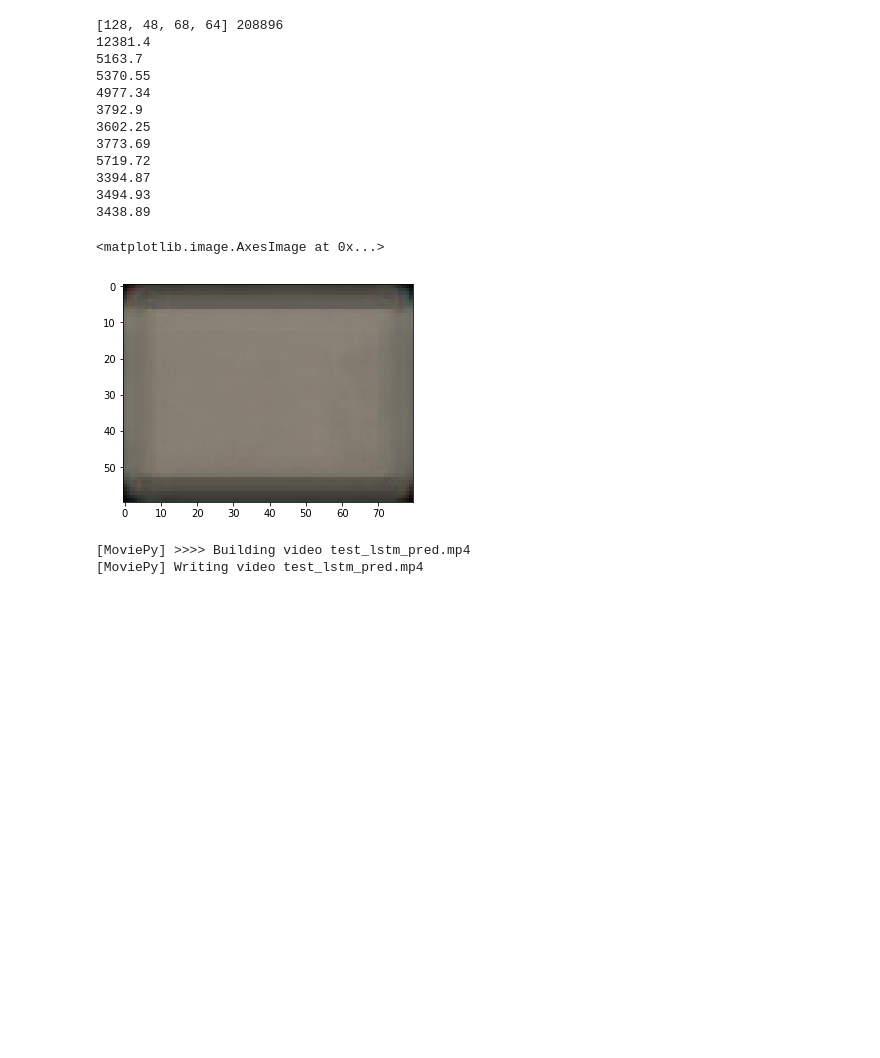
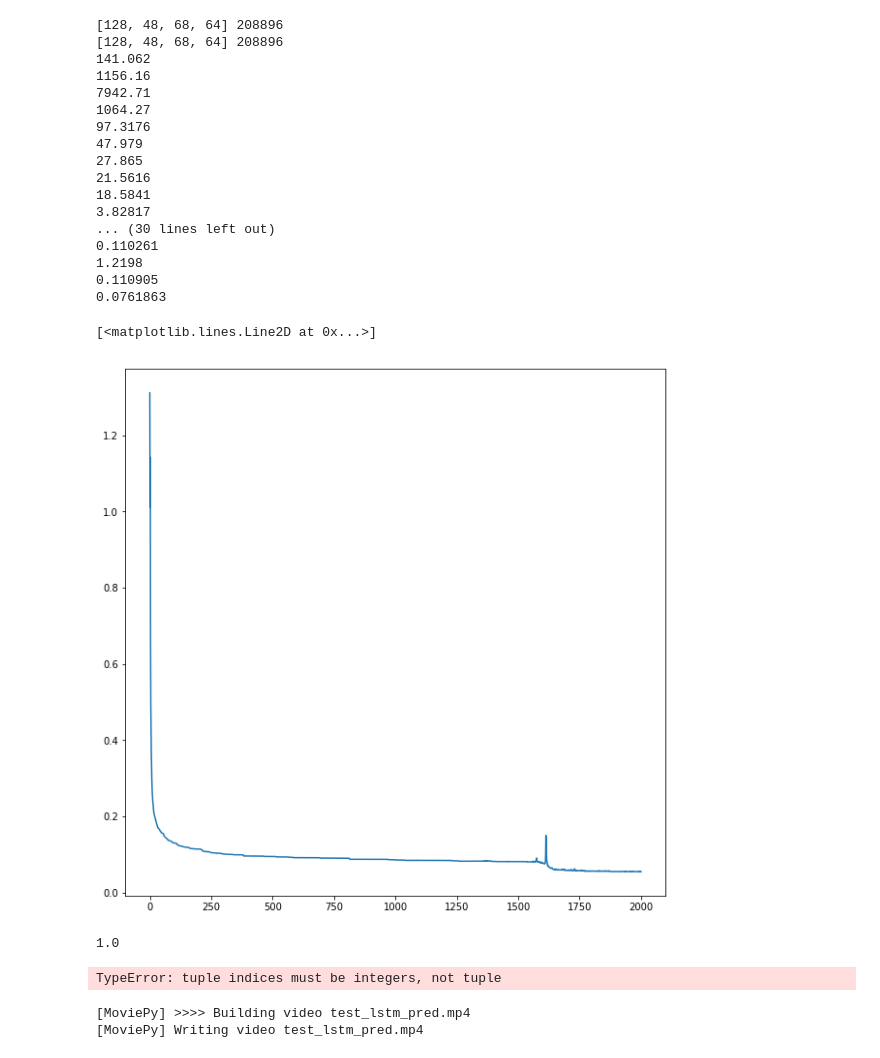
Before and after one commit to galbiati/video-representations, a Jupyter notebook: Prototype-RNN.ipynb, the cells around one changed output. Cells and saved outputs as stored; diff of their text form; code cells hidden in the pictures; blank space fills up the shorter version.

```diff
--- a/Prototype-RNN.ipynb
+++ b/Prototype-RNN.ipynb
@@ -31,18 +31,25 @@ video_inputs, video_outputs = load.inputs('training', batchsize, num_epochs)
 inputs = tf.reshape(video_inputs, (batchsize*sequence_length, 60, 80, 3))   # combine batch and frame axis
 inputs_ = tf.reshape(inputs, (batchsize, sequence_length, 60, 80, 3))
 
-encoder, transitioned, decoded = model.build_full(inputs, batchsize)
+encoded, transitioned, decoded = model.build_full(inputs, batchsize)
 
-decoded = tf.transpose(decoded, (0, 2, 3, 1))
+with tf.variable_scope('encoder', reuse=True):
+    targeted, encoder_layers = model.encoder(video_outputs)
+    targeted = tf.reshape(targeted, (batchsize, -1, 1024))
+
 decoded = tf.reshape(decoded, (batchsize, sequence_length, 60, 80, 3))
 
-loss = tf.reduce_mean(tf.pow(decoded - video_outputs, 2))
+loss = tf.reduce_mean(tf.pow(transitioned[0] - targeted, 2))
 
-l2_weight = .02
-l2_vars = [v for v in tf.trainable_variables() if 'bias' not in v.name]
-l2_term = tf.add_n([tf.nn.l2_loss(v) for v in l2_vars])
+# l2_weight = .02
+# l2_vars = [v for v in tf.trainable_variables() if 'bias' not in v.name]
+# l2_term = tf.add_n([tf.nn.l2_loss(v) for v in l2_vars])
 
-train_step = tf.train.AdamOptimizer().minimize(loss) # + l2_weight*l2_term)
+optimizer = tf.train.AdamOptimizer()
+trainable_vars = tf.trainable_variables()
+# gradient_values = optimizer.compute_gradients(loss)
+clipped_gradients, _ = tf.clip_by_global_norm(tf.gradients(loss, trainable_vars), 1)
+train_step = optimizer.apply_gradients(zip(clipped_gradients, trainable_vars))
 
 saver = tf.train.Saver()
 init_global = tf.global_variables_initializer()
@@ -62,13 +69,18 @@ with tf.Session() as sesh:
         step = 0
 
         while not coord.should_stop():
-            _, loss_value, prediction, input_recover = sesh.run([train_step, loss, decoded, video_inputs])
+            _, loss_value, prediction, input_recover = sesh.run(
+                [train_step, loss, transitioned, video_outputs]
+            )
             losses.append(loss_value)
 
-            if step % 1000 == 0:
+            if step % 200 == 0:
                 print(loss_value)
                 predictions.append(prediction)
                 recovery.append(input_recover)
+
+#             if step >= 2000:
+#                 break
 
             step += 1
 
@@ -82,22 +94,37 @@ with tf.Session() as sesh:
     saver.save(sesh, 'ptypelstm-debug')
 # %% [output]
 [128, 48, 68, 64] 208896
-12381.4
-5163.7
-5370.55
-4977.34
-3792.9
-3602.25
-3773.69
-5719.72
-3394.87
-3494.93
-3438.89
+[128, 48, 68, 64] 208896
+141.062
+1156.16
+7942.71
+1064.27
+97.3176
+47.979
+27.865
+21.5616
+18.5841
+3.82817
+... (30 lines left out)
+0.110261
+1.2198
+0.110905
+0.0761863
+# %%
+fig, axes = plt.subplots(1, 1, figsize=(10, 10))
+
+axes.plot(losses)
+# %% [output]
+[<matplotlib.lines.Line2D at 0x...>]
+[figure, added]
+# %%
+predictions[0][0].max()
+# %% [output]
+1.0
 # %%
-plt.imshow(predictions[10][0, 10, :, :, :]/255)
+plt.imshow(predictions[2][0, 10, :, :, :]/255)
 # %% [output]
-<matplotlib.image.AxesImage at 0x...>
+TypeError: tuple indices must be integers, not tuple
-[figure, removed]
 # %%
 def render_movie(frame_array, output_file, fps, max_pixel=255):
     n_frames = frame_array.shape[0]
```
Also changed, not shown: 4 other files.
